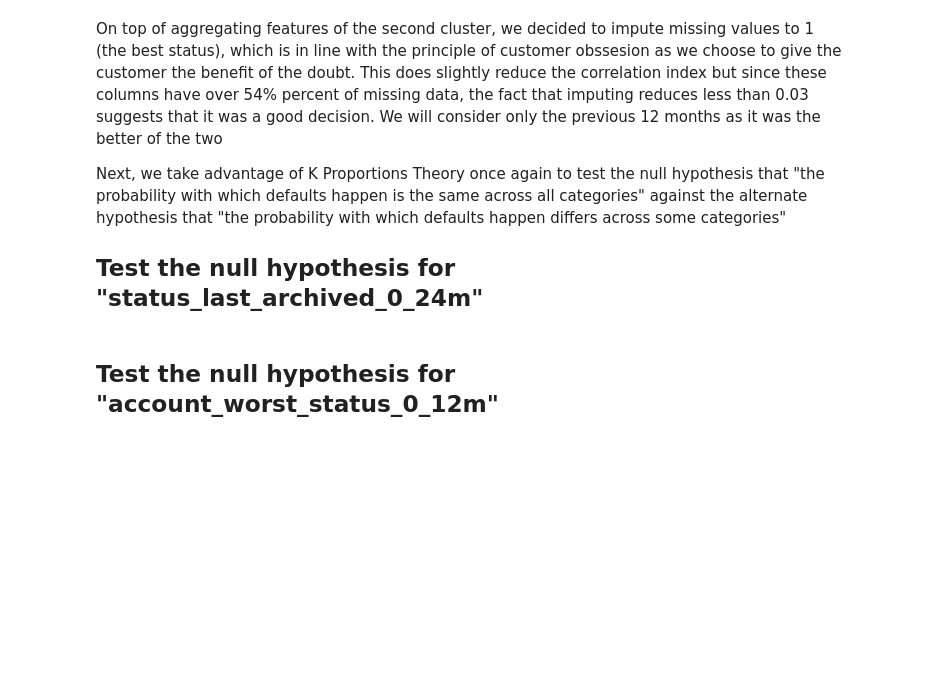
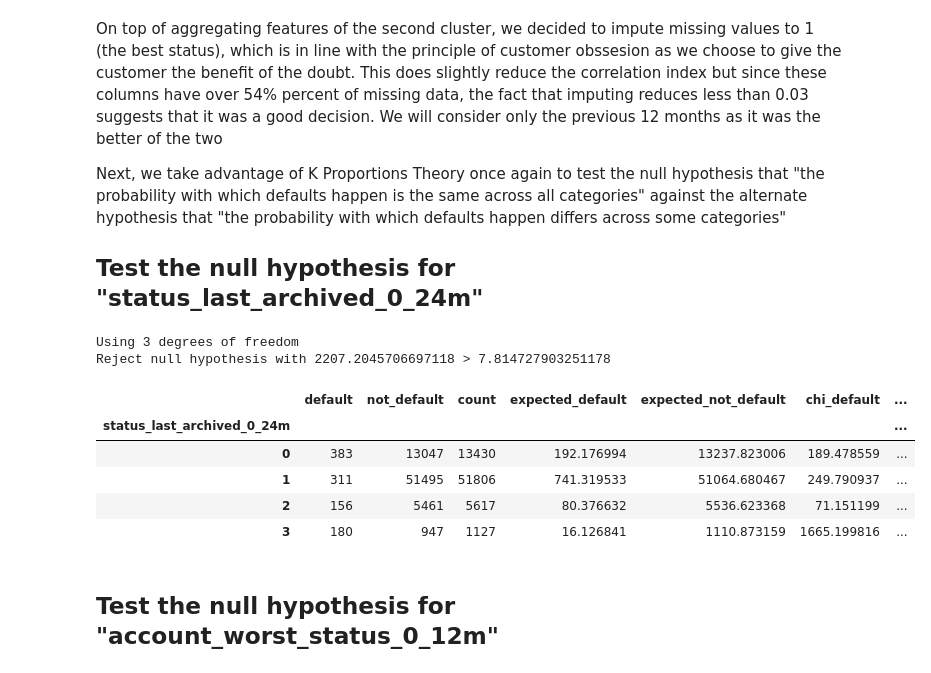
Before and after one commit to ottobricks/default_prediction_case_study, a Jupyter notebook: src/2_exploration/2_status_variables.ipynb, the cells around one changed output. Cells and saved outputs as stored; diff of their text form; code cells hidden in the pictures; blank space fills up the shorter version.

Commit message:
WIP: write conc. about hyp. test. of last_arch var

```diff
--- a/src/2_exploration/2_status_variables.ipynb
+++ b/src/2_exploration/2_status_variables.ipynb
@@ -141,5 +165,35 @@ On top of aggregating features of the second cluster, we decided to impute missi
 Next, we take advantage of K Proportions Theory once again to test the null hypothesis that "the probability with which defaults happen is the same across all categories" against the alternate hypothesis that "the probability with which defaults happen differs across some categories"
 
 ## Test the null hypothesis for "status_last_archived_0_24m"
+# %%
+# It's worth noting that this variable has no missing values
+
+arch_status_profile = (
+    pd.concat(
+        [
+            default[["status_last_archived_0_24m", "default"]],
+            not_default[["status_last_archived_0_24m", "default"]],
+        ]
+    )
+    .groupby("status_last_archived_0_24m")["default"]
+    .agg(["sum", "count"])
+    .assign(
+        default=lambda df: df["sum"], not_default=lambda df: df["count"] - df["sum"]
+    )[["default", "not_default", "count"]]
+    .transform(lambda s: s.astype(int))
+)
+
+_, arch_status_profile_chi2 = func.test_k_prop(arch_status_profile)
+
+arch_status_profile_chi2
+# %% [output]
+Using 3 degrees of freedom
+Reject null hypothesis with 2207.2045706697118 > 7.814727903251178
+|  | default | not_default | count | expected_default | expected_not_default | chi_default | ... |
+| status_last_archived_0_24m |  |  |  |  |  |  | ... |
+| 0 | 383 | 13047 | 13430 | 192.176994 | 13237.823006 | 189.478559 | ... |
+| 1 | 311 | 51495 | 51806 | 741.319533 | 51064.680467 | 249.790937 | ... |
+| 2 | 156 | 5461 | 5617 | 80.376632 | 5536.623368 | 71.151199 | ... |
+| 3 | 180 | 947 | 1127 | 16.126841 | 1110.873159 | 1665.199816 | ... |
 # %% [markdown]
 ## Test the null hypothesis for "account_worst_status_0_12m"
```
Also changed, not shown: parts of 7 cells of this notebook.
